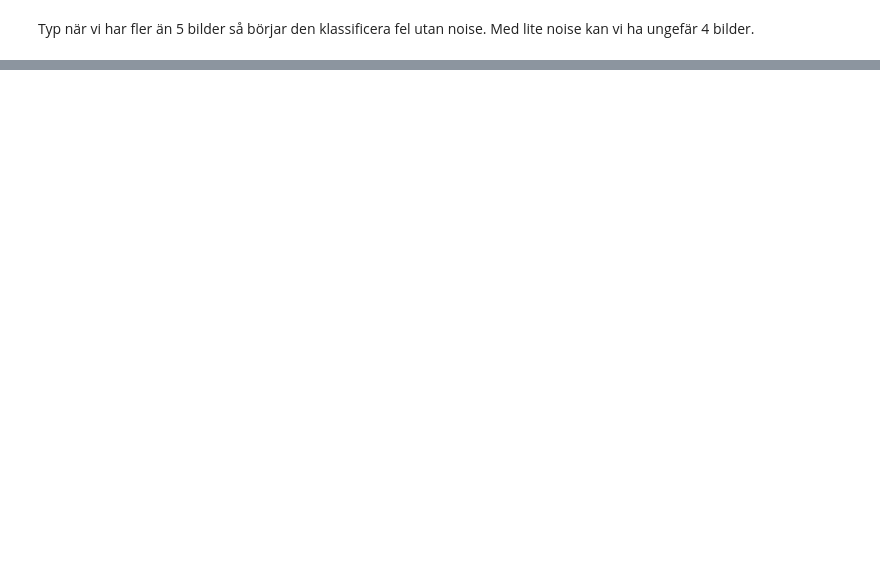
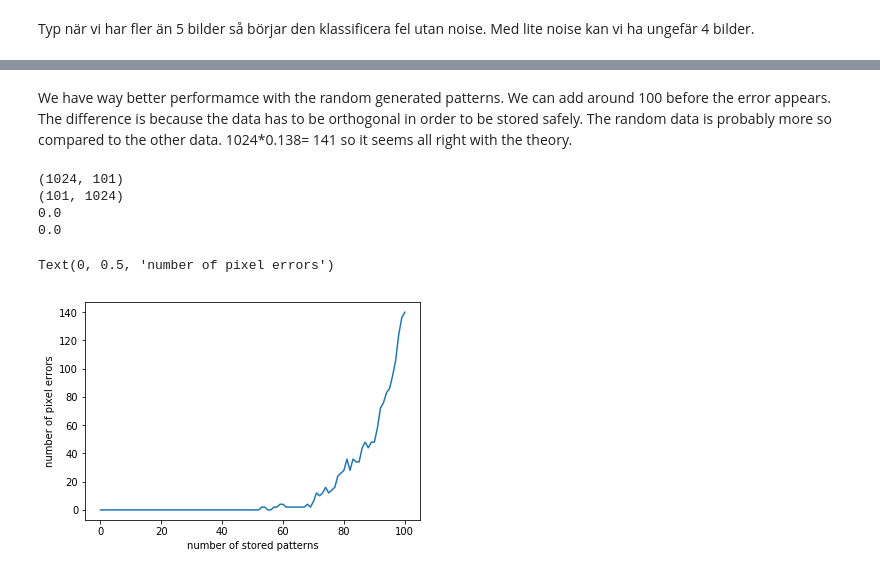
Before and after one commit to smallgreycreatures/DD2437, a Jupyter notebook: lab3/3.5.ipynb, the cells around one changed output, grey strips where cells are left out. Saved outputs shown, nothing was run; the diff lists cells and outputs as text; code cells hidden in the pictures; blank space fills up the shorter version.

```diff
--- a/lab3/3.5.ipynb
+++ b/lab3/3.5.ipynb
@@ -147,0 +233,50 @@ Typ när vi har fler än 5 bilder så börjar den klassificera fel utan noise. M
+# %% [markdown]
+We have way better performamce with the random generated patterns. We can add around 100 before the error appears. The difference is because the data has to be orthogonal in order to be stored safely. The random data is probably more so compared to the other data. 1024*0.138= 141 so it seems all right with the theory.
+# %%
+n_of_patterns = 100
+
+X=create_random_arrays(n_of_patterns+1)
+print(X.shape)
+data = X.T
+print(data.shape)
+num_of_errors = np.zeros(n_of_patterns+1)
+for j in range(0,n_of_patterns+1):
+    #print("With ", j, " number of images")
+    train_X = data[0:j].copy()
+    #print(train_X.shape)
+    #print(data[0])
+    W = np.zeros((train_X.shape[1],train_X.shape[1]))
+    W = update_weights(train_X,W)
+
+
+    #print(x)
+    epochs = 1
+
+    #for i in range(10):
+    #    index = np.random.randint(0,x.shape[0])
+    #    x[index] = -x[index]
+    #print(train_X.shape[0])
+    x_res = np.zeros((1024,1))
+    for i in range(train_X.shape[0]):
+        #print(i)
+        x_in = data[i]
+        x_get = find_pattern(x_in,W,epochs)
+        x_in = x_in.reshape((-1,1))
+        #print(np.absolute(x_in-x_get))
+        x_res = x_res + np.absolute(x_in-x_get)
+        #print(x_res)
+
+    abs_values = np.sum(np.absolute(x_res))
+    num_of_errors[j] = abs_values
+print(num_of_errors[0])
+print(num_of_errors[1])
+plt.plot(np.arange(0,n_of_patterns+1),num_of_errors)
+plt.xlabel("number of stored patterns")
+plt.ylabel("number of pixel errors")
+# %% [output]
+(1024, 101)
+(101, 1024)
+0.0
+0.0
+Text(0, 0.5, 'number of pixel errors')
+[figure, added]
```
Also changed, not shown: parts of 5 cells of this notebook, 1 other file.
